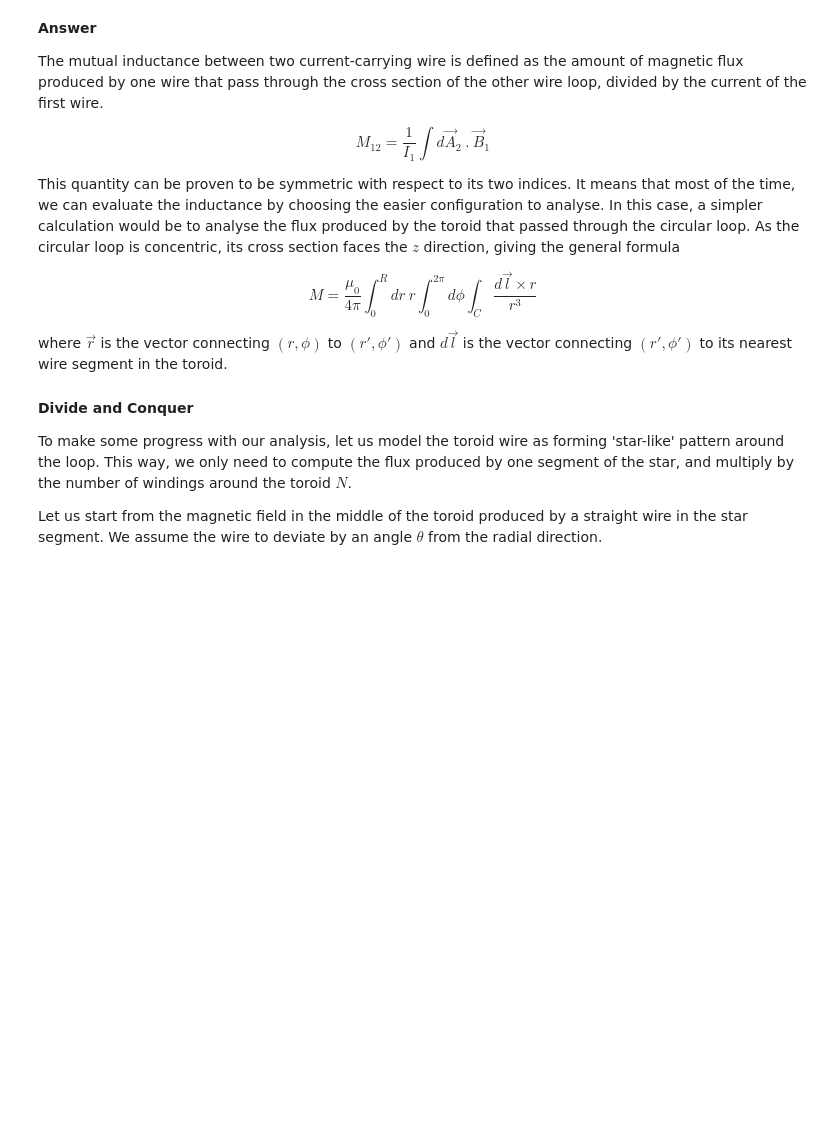
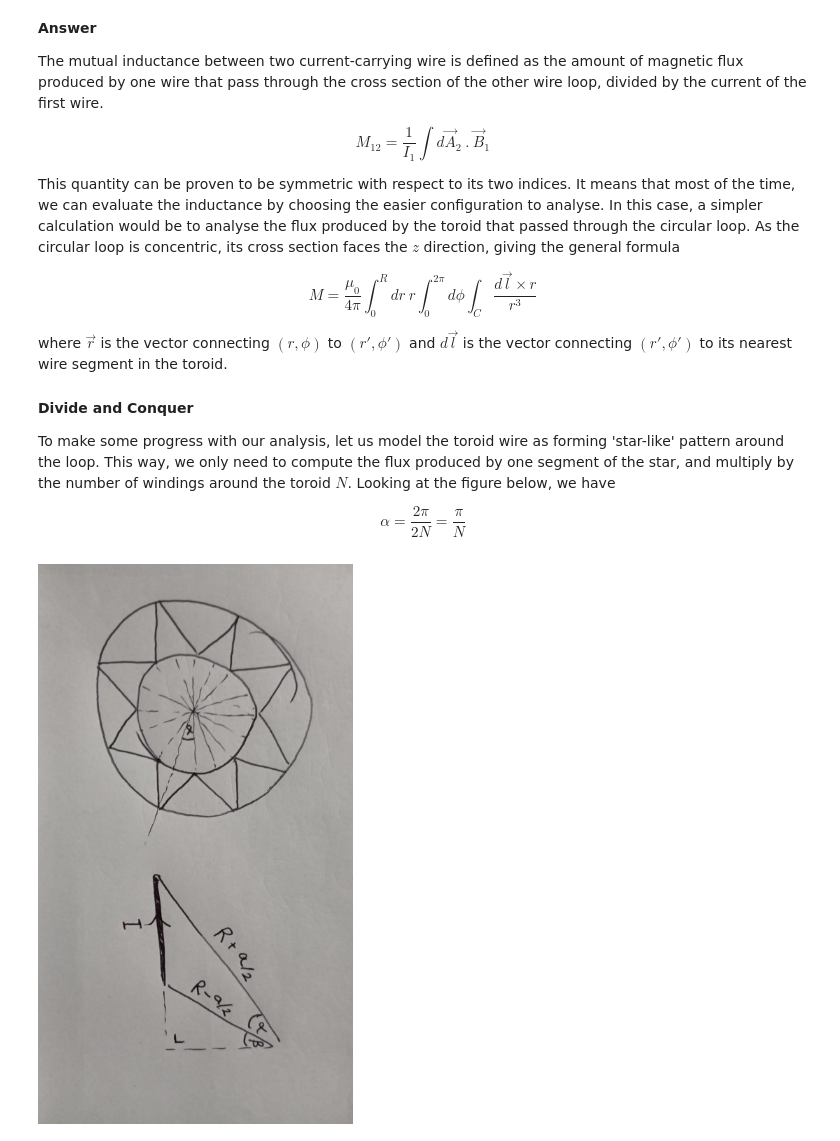
Before and after one commit to Satriawidy/ortvay_2026, a Jupyter notebook: problem_16.ipynb, the cells around one changed output. Drawn from its saved outputs; the diff is of its cells as text; code cells hidden in the pictures; blank space fills up the shorter version.

```diff
--- a/problem_16.ipynb
+++ b/problem_16.ipynb
@@ -30,6 +32,12 @@ where $\vec{r}$ is the vector connecting $(r, \phi)$ to $(r',\phi')$ and $d\vec{
 # %% [markdown]
 **Divide and Conquer**
 
-To make some progress with our analysis, let us model the toroid wire as forming 'star-like' pattern around the loop. This way, we only need to compute the flux produced by one segment of the star, and multiply by the number of windings around the toroid $N$.
+To make some progress with our analysis, let us model the toroid wire as forming 'star-like' pattern around the loop. This way, we only need to compute the flux produced by one segment of the star, and multiply by the number of windings around the toroid $N$. Looking at the figure below, we have
 
-Let us start from the magnetic field in the middle of the toroid produced by a straight wire in the star segment. We assume the wire to deviate by an angle $\theta$ from the radial direction.
+\begin{equation*}
+    \alpha = \frac{2\pi}{2N} = \frac{\pi}{N}
+\end{equation*}
+# %%
+Image(filename='figures/image_16_help.jpeg')
+# %% [output]
+[figure, added]
```
Also changed, not shown: parts of 4 cells of this notebook, 23 other files.
